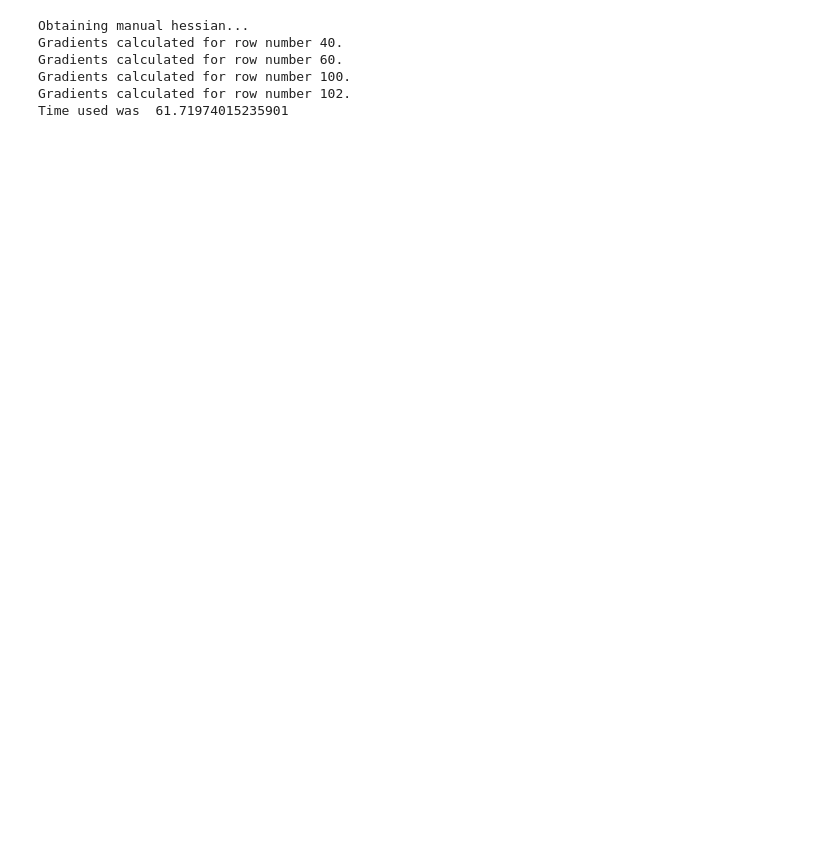
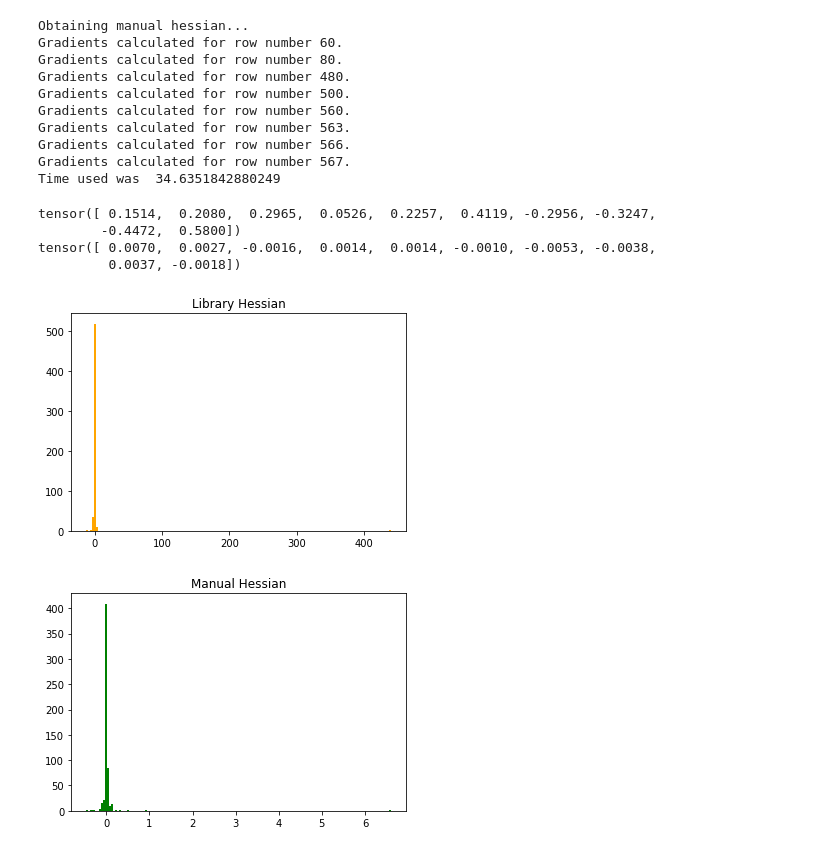
Before and after one commit to Lawrencium256/NODE_Hessian, a Jupyter notebook: nested_spheres/nested_spheres_hessians.ipynb, the cells around one changed output. Drawn from its saved outputs; the diff is of its cells as text; code cells hidden in the pictures; blank space fills up the shorter version.

Commit message:
Nested spheres Hessian calculation

```diff
--- a/nested_spheres/nested_spheres_hessians.ipynb
+++ b/nested_spheres/nested_spheres_hessians.ipynb
@@ -39,6 +39,7 @@ parser.add_argument('--manual_hessian', type=eval, default = False)
 parser.add_argument('--mofd_hessian', type=eval, default = False)
 args = parser.parse_args(args=[])
 
+args.extra_dim = 0
 args.library_hessian = True
 args.manual_hessian = False
 args.mofd_hessian = False
@@ -47,6 +48,8 @@ if args.adjoint:
     from torchdiffeq import odeint_adjoint as odeint
 else:
     from torchdiffeq import odeint
+
+device = torch.device('cuda:' + str(args.gpu) if torch.cuda.is_available() else 'cpu')
 # %%
 class ODEfunc(nn.Module):
     """
@@ -115,19 +118,25 @@ def count_parameters(model):
 class Network(nn.Module):
   """
   Neural network that is used for Hessian calculation with library-function and MOFD approaches.
-  The parameter groups are chosen to match those of ODEFunc().
   """
 
-  def __init__(self, a, b, c, d):
+  def __init__(self, a, b, c, d, e, f):
     super(Network, self).__init__()
     self.a = a
     self.b = b
     self.c = c
     self.d = d
+    self.e = e
+    self.f = f
 
   def forward(self, t, y):
+    m = nn.ELU(inplace=True)
     x = F.linear(y, self.a, self.b)
-    m = nn.Softplus()
     x = m(x)
     x = F.linear(x, self.c, self.d)
+    x = m(x)
+    x = F.linear(x, self.e, self.f)
+
     return x
+
+neural_net = Network()
@@ -434,30 +426,24 @@ for item in library_hessian_data:
 # %%
-#Get manual Hessian for a given itr.
-model = torch.load('/content/drive/MyDrive/colab_notebooks/NODE_Hessian/calculating_hessians'
-                    + '/testing_on_simple_nodes/sinusoidal_curve/mse_loss'
-                    + '/20_dims/models/model_' + str(itr) + '.pt',
-                    map_location=device)
-
-optimizer = optim.RMSprop(model.parameters())
+#Get manual Hessian.
+optimizer = optim.Adam(model.parameters())
 optimizer.zero_grad()
 
-pred_y = odeint(model, true_y0, t, method=args.method)
+pred_y = model(z0)
 base_loss_func = nn.MSELoss()
-base_loss = base_loss_func(pred_y, true_y)
+base_loss = base_loss_func(pred_y, zN)
 grads = torch.autograd.grad(base_loss, model.parameters(), create_graph=True)
 parameters = optimizer.param_groups[0]['params']
 
 print('Obtaining manual hessian...')
 manual_hessian = get_manual_hessian(grads, parameters)           #get manual hessian.
-
-torch.save(manual_hessian,  '/content/drive/MyDrive/colab_notebooks/NODE_Hessian/calculating_hessians'
-                            + '/testing_on_simple_nodes/sinusoidal_curve/mse_loss'
-                            + '/20_dims/hessian_data/'
-                            + str(itr) + '_manual_hessian.pt' )
 # %% [output]
 Obtaining manual hessian...
-Gradients calculated for row number 40.
 Gradients calculated for row number 60.
-Gradients calculated for row number 100.
-Gradients calculated for row number 102.
-Time used was  61.71974015235901
+Gradients calculated for row number 80.
+Gradients calculated for row number 480.
+Gradients calculated for row number 500.
+Gradients calculated for row number 560.
+Gradients calculated for row number 563.
+Gradients calculated for row number 566.
+Gradients calculated for row number 567.
+Time used was  34.6351842880249
@@ -464,2 +452,23 @@ Time used was  61.71974015235901
+# %%
+print(library_hessian[0,:10])
+print(manual_hessian[0,:10])
+# %% [output]
+tensor([ 0.1514,  0.2080,  0.2965,  0.0526,  0.2257,  0.4119, -0.2956, -0.3247,
+        -0.4472,  0.5800])
+tensor([ 0.0070,  0.0027, -0.0016,  0.0014,  0.0014, -0.0010, -0.0053, -0.0038,
+         0.0037, -0.0018])
+# %%
+e_l, v_l = torch.symeig(library_hessian)
+e_ma, v_ma = torch.symeig(manual_hessian)
+
+plt.hist(e_l, bins=150, color='Orange')
+plt.title('Library Hessian')
+plt.show()
+plt.hist(e_ma, bins=150, color='Green')
+plt.title('Manual Hessian')
+plt.show()
+# %% [output]
+[figure, added]
+[figure, added]
 # %%
 #Get MOFD Hessian for a given model.
```
Also changed, not shown: parts of 12 cells of this notebook, 36 other files.
